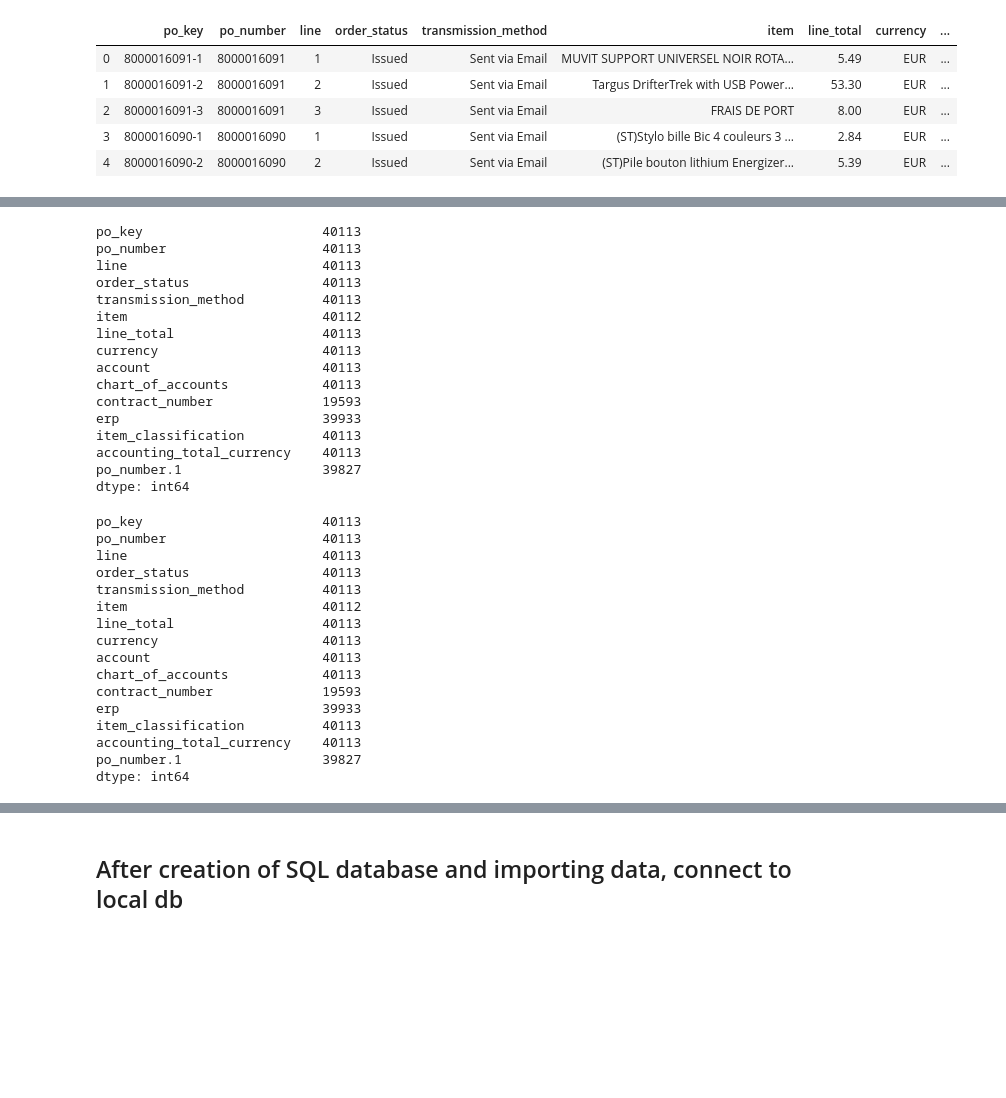
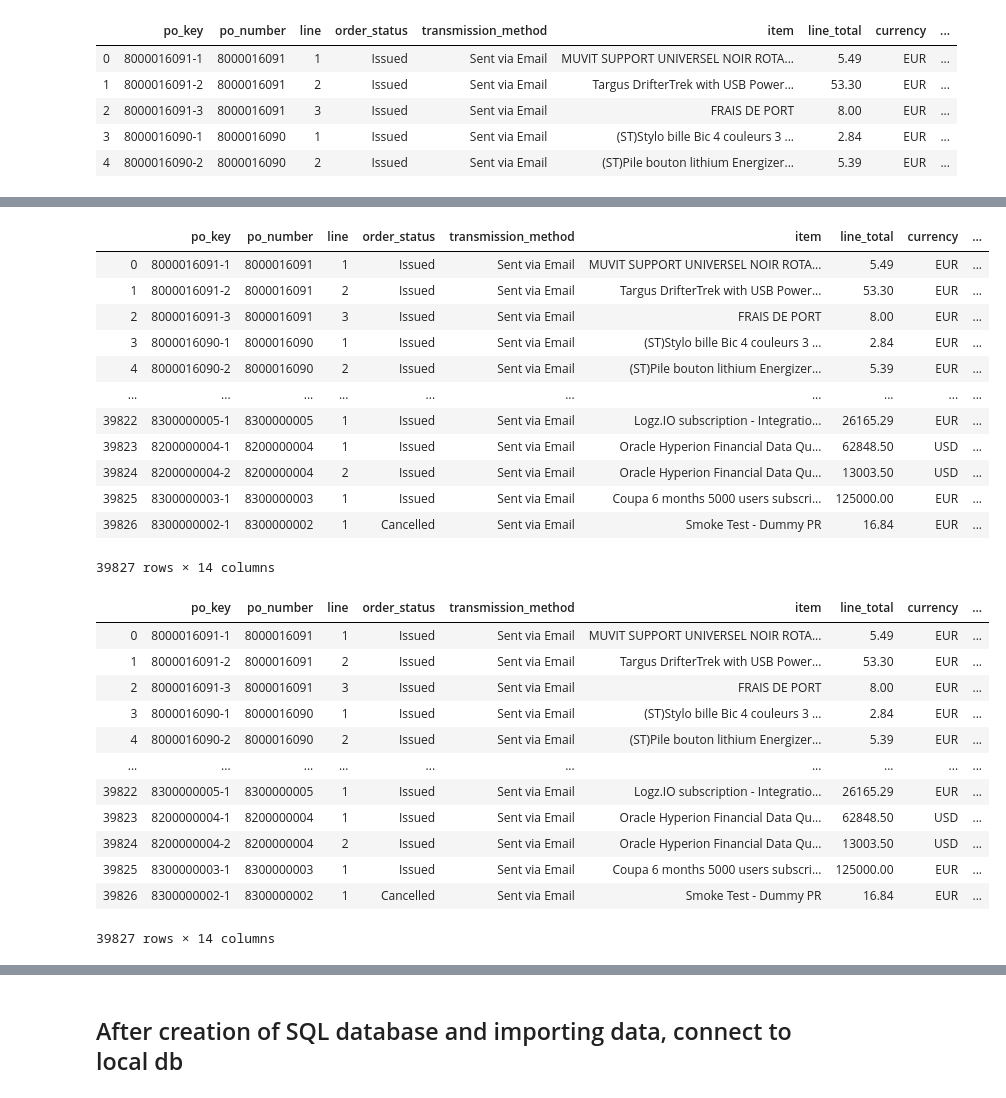
Before and after one commit to paulorobertoyoung/etl_project, a Jupyter notebook: ETL Project/Group 1.ipynb, the cells around one changed output, grey strips where cells are left out. Drawn from its saved outputs; the diff is of its cells as text; code cells hidden in the pictures; blank space fills up the shorter version.

```diff
--- a/ETL Project/Group 1.ipynb
+++ b/ETL Project/Group 1.ipynb
@@ -550,35 +550,31 @@ join_tables
+# %%
+join_tables = join_tables.drop(columns=['requisition_number', "order_date", 'status', 'transmission_method.1', "po_number.1"])
 # %%
-join_tables.count()
+join_tables
 # %% [output]
+|  | po_key | po_number | line | order_status | transmission_method | item | line_total | currency | ... |
+| 0 | 8000016091-1 | 8000016091 | 1 | Issued | Sent via Email | MUVIT SUPPORT UNIVERSEL NOIR ROTA... | 5.49 | EUR | ... |
+| 1 | 8000016091-2 | 8000016091 | 2 | Issued | Sent via Email | Targus DrifterTrek with USB Power... | 53.30 | EUR | ... |
+| 2 | 8000016091-3 | 8000016091 | 3 | Issued | Sent via Email | FRAIS DE PORT | 8.00 | EUR | ... |
+| 3 | 8000016090-1 | 8000016090 | 1 | Issued | Sent via Email | (ST)Stylo bille Bic 4 couleurs 3 ... | 2.84 | EUR | ... |
+| 4 | 8000016090-2 | 8000016090 | 2 | Issued | Sent via Email | (ST)Pile bouton lithium Energizer... | 5.39 | EUR | ... |
+| ... | ... | ... | ... | ... | ... | ... | ... | ... | ... |
+| 39822 | 8300000005-1 | 8300000005 | 1 | Issued | Sent via Email | Logz.IO subscription - Integratio... | 26165.29 | EUR | ... |
+| 39823 | 8200000004-1 | 8200000004 | 1 | Issued | Sent via Email | Oracle Hyperion Financial Data Qu... | 62848.50 | USD | ... |
+| 39824 | 8200000004-2 | 8200000004 | 2 | Issued | Sent via Email | Oracle Hyperion Financial Data Qu... | 13003.50 | USD | ... |
+| 39825 | 8300000003-1 | 8300000003 | 1 | Issued | Sent via Email | Coupa 6 months 5000 users subscri... | 125000.00 | EUR | ... |
+| 39826 | 8300000002-1 | 8300000002 | 1 | Cancelled | Sent via Email | Smoke Test - Dummy PR | 16.84 | EUR | ... |
-po_key                       40113
-po_number                    40113
-line                         40113
-order_status                 40113
-transmission_method          40113
-item                         40112
-line_total                   40113
-currency                     40113
-account                      40113
-chart_of_accounts            40113
-contract_number              19593
-erp                          39933
-item_classification          40113
-accounting_total_currency    40113
-po_number.1                  39827
-dtype: int64
+39827 rows × 14 columns
+|  | po_key | po_number | line | order_status | transmission_method | item | line_total | currency | ... |
+| 0 | 8000016091-1 | 8000016091 | 1 | Issued | Sent via Email | MUVIT SUPPORT UNIVERSEL NOIR ROTA... | 5.49 | EUR | ... |
+| 1 | 8000016091-2 | 8000016091 | 2 | Issued | Sent via Email | Targus DrifterTrek with USB Power... | 53.30 | EUR | ... |
+| 2 | 8000016091-3 | 8000016091 | 3 | Issued | Sent via Email | FRAIS DE PORT | 8.00 | EUR | ... |
+| 3 | 8000016090-1 | 8000016090 | 1 | Issued | Sent via Email | (ST)Stylo bille Bic 4 couleurs 3 ... | 2.84 | EUR | ... |
+| 4 | 8000016090-2 | 8000016090 | 2 | Issued | Sent via Email | (ST)Pile bouton lithium Energizer... | 5.39 | EUR | ... |
+| ... | ... | ... | ... | ... | ... | ... | ... | ... | ... |
+| 39822 | 8300000005-1 | 8300000005 | 1 | Issued | Sent via Email | Logz.IO subscription - Integratio... | 26165.29 | EUR | ... |
+| 39823 | 8200000004-1 | 8200000004 | 1 | Issued | Sent via Email | Oracle Hyperion Financial Data Qu... | 62848.50 | USD | ... |
+| 39824 | 8200000004-2 | 8200000004 | 2 | Issued | Sent via Email | Oracle Hyperion Financial Data Qu... | 13003.50 | USD | ... |
+| 39825 | 8300000003-1 | 8300000003 | 1 | Issued | Sent via Email | Coupa 6 months 5000 users subscri... | 125000.00 | EUR | ... |
+| 39826 | 8300000002-1 | 8300000002 | 1 | Cancelled | Sent via Email | Smoke Test - Dummy PR | 16.84 | EUR | ... |
-po_key                       40113
-po_number                    40113
-line                         40113
-order_status                 40113
-transmission_method          40113
-item                         40112
-line_total                   40113
-currency                     40113
-account                      40113
-chart_of_accounts            40113
-contract_number              19593
-erp                          39933
-item_classification          40113
-accounting_total_currency    40113
-po_number.1                  39827
-dtype: int64
+39827 rows × 14 columns
```
Also changed, not shown: parts of 11 cells of this notebook, 3 other files.
